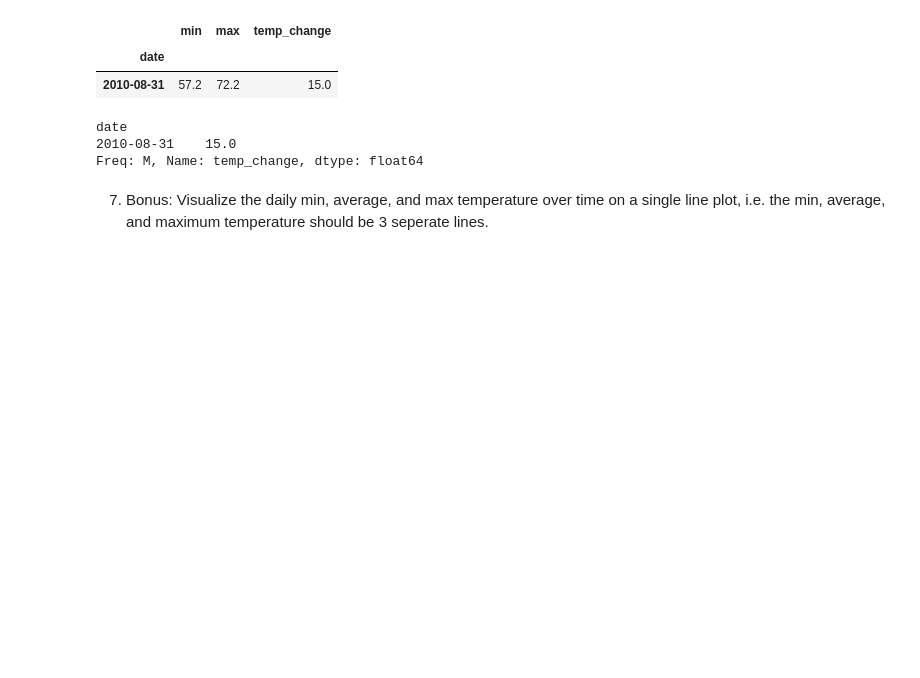
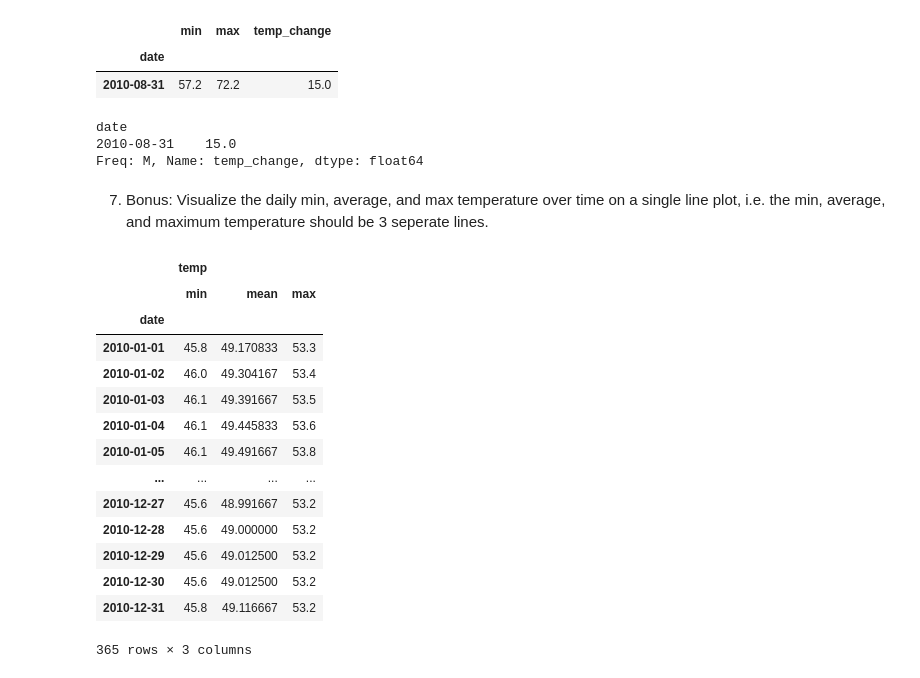
Before and after one commit to david-ryan-alviola/time-series-exercises, a Jupyter notebook: time_series.ipynb, the cells around one changed output. Cells and saved outputs as stored; diff of their text form; code cells hidden in the pictures; blank space fills up the shorter version.

```diff
--- a/time_series.ipynb
+++ b/time_series.ipynb
@@ -332,3 +332,22 @@ date
 Freq: M, Name: temp_change, dtype: float64
 # %% [markdown]
 7. Bonus: Visualize the daily min, average, and max temperature over time on a single line plot, i.e. the min, average, and maximum temperature should be 3 seperate lines.
+# %%
+daily_temps = temps_df.resample('D').agg(['min', 'mean', 'max'])
+daily_temps
+# %% [output]
+|  | temp |  |  |
+|  | min | mean | max |
+| date |  |  |  |
+| 2010-01-01 | 45.8 | 49.170833 | 53.3 |
+| 2010-01-02 | 46.0 | 49.304167 | 53.4 |
+| 2010-01-03 | 46.1 | 49.391667 | 53.5 |
+| 2010-01-04 | 46.1 | 49.445833 | 53.6 |
+| 2010-01-05 | 46.1 | 49.491667 | 53.8 |
+| ... | ... | ... | ... |
+| 2010-12-27 | 45.6 | 48.991667 | 53.2 |
+| 2010-12-28 | 45.6 | 49.000000 | 53.2 |
+| 2010-12-29 | 45.6 | 49.012500 | 53.2 |
+| 2010-12-30 | 45.6 | 49.012500 | 53.2 |
+| 2010-12-31 | 45.8 | 49.116667 | 53.2 |
+365 rows × 3 columns
```
Also changed, not shown: parts of 3 cells of this notebook.
